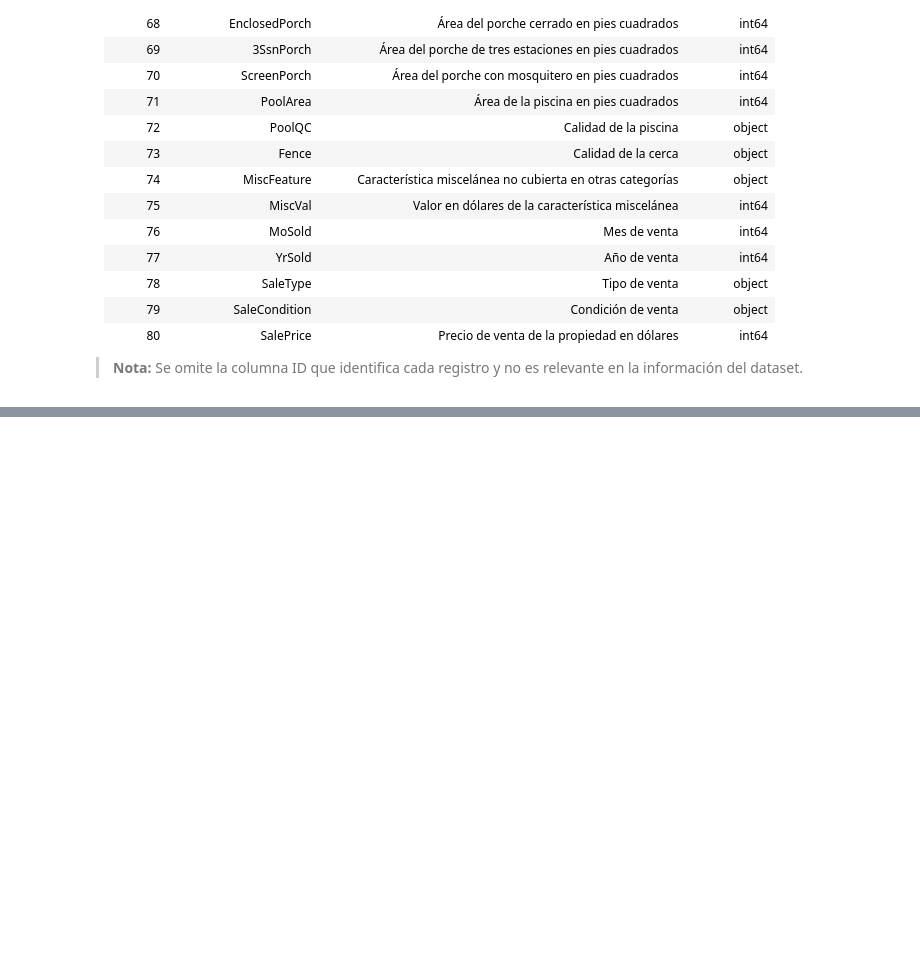
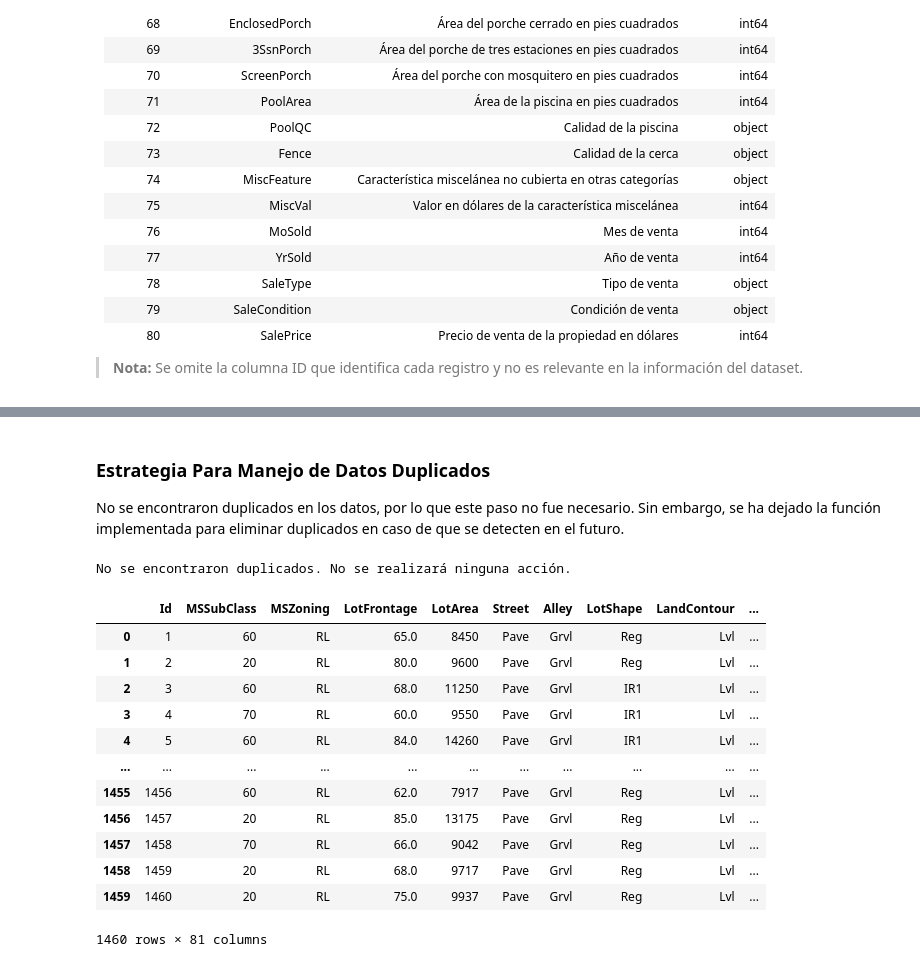
Before and after one commit to JosueSay/HousePrices, a Jupyter notebook: avances/avance1.ipynb, the cells around one changed output, grey strips where cells are left out. Cells and saved outputs as stored; diff of their text form; code cells hidden in the pictures; blank space fills up the shorter version.

Commit message:
feat: paso 1 finalizado

```diff
--- a/avances/avance1.ipynb
+++ b/avances/avance1.ipynb
@@ -147,0 +345,23 @@ Existen 1460 filas y 81 columnas en el dataset y los tipos de datos se describen
+# %%
+# Guarda el número, nombre, cantidad de valores nulos de la columna y el tipo de variable de un csv si tienen valores nulos
+# Retorna True/False si encontró nulos
+def saveNullInfo(data, fileSave):
+  total_null_rows = data.isnull().any(axis=1).sum()
+  total_null_values = data.isnull().sum().sum()
+
+  with open(fileSave, "w") as f:
+    for i, (col, null_count) in enumerate(data.isnull().sum().items(), start=1):
+      if null_count > 0:
+        # Obtener el tipo de la columna desde el diccionario column_types
+        column_type = column_types.get(col, "Desconocido")
+        f.write(f"{i}, {col}, {null_count}, {column_type}\n")
+
+    f.write(f"\nTotal registros con valores nulos: {total_null_rows}\n")  # Filas con nulos
+    f.write(f"Total valores nulos en el DataFrame: {total_null_values}\n")  # Total de valores nulos
+
+  print(f"Archivo '{fileSave}' generado correctamente.")
+  return total_null_values > 0
+
+# Ejemplo de uso:
+result_nulls = saveNullInfo(data=data, fileSave="null_columns_info.txt")
+print("Existen Valores Nulos" if result_nulls else "No Existen Valores Nulos")
@@ -147,0 +389,6 @@ Existen 1460 filas y 81 columnas en el dataset y los tipos de datos se describen
+# %%
+if result_nulls:
+  data['LotFrontage'] = data['LotFrontage'].fillna(data['LotFrontage'].mean())
+  data['MasVnrArea'] = data['MasVnrArea'].fillna(data['MasVnrArea'].median())
+  data['GarageYrBlt'] = data['GarageYrBlt'].fillna(data['GarageYrBlt'].mean())
+  result = saveNullInfo(data=data, fileSave="null_columns_info_without_numerics.txt")
@@ -147,0 +553,29 @@ Existen 1460 filas y 81 columnas en el dataset y los tipos de datos se describen
+# %% [markdown]
+### Estrategia Para Manejo de Datos Duplicados
+
+No se encontraron duplicados en los datos, por lo que este paso no fue necesario. Sin embargo, se ha dejado la función implementada para eliminar duplicados en caso de que se detecten en el futuro.
+# %%
+def eliminarDuplicados(data):
+  if data.duplicated().any():
+    print("Existen duplicados. Se procederá a eliminarlos.")
+    data = data.drop_duplicates(keep='first')
+  else:
+    print("No se encontraron duplicados. No se realizará ninguna acción.")
+  return data
+
+eliminarDuplicados(data=data)
+# %% [output]
+No se encontraron duplicados. No se realizará ninguna acción.
+|  | Id | MSSubClass | MSZoning | LotFrontage | LotArea | Street | Alley | LotShape | LandContour | ... |
+| 0 | 1 | 60 | RL | 65.0 | 8450 | Pave | Grvl | Reg | Lvl | ... |
+| 1 | 2 | 20 | RL | 80.0 | 9600 | Pave | Grvl | Reg | Lvl | ... |
+| 2 | 3 | 60 | RL | 68.0 | 11250 | Pave | Grvl | IR1 | Lvl | ... |
+| 3 | 4 | 70 | RL | 60.0 | 9550 | Pave | Grvl | IR1 | Lvl | ... |
+| 4 | 5 | 60 | RL | 84.0 | 14260 | Pave | Grvl | IR1 | Lvl | ... |
+| ... | ... | ... | ... | ... | ... | ... | ... | ... | ... | ... |
+| 1455 | 1456 | 60 | RL | 62.0 | 7917 | Pave | Grvl | Reg | Lvl | ... |
+| 1456 | 1457 | 20 | RL | 85.0 | 13175 | Pave | Grvl | Reg | Lvl | ... |
+| 1457 | 1458 | 70 | RL | 66.0 | 9042 | Pave | Grvl | Reg | Lvl | ... |
+| 1458 | 1459 | 20 | RL | 68.0 | 9717 | Pave | Grvl | Reg | Lvl | ... |
+| 1459 | 1460 | 20 | RL | 75.0 | 9937 | Pave | Grvl | Reg | Lvl | ... |
+1460 rows × 81 columns
```
Also changed, not shown: parts of 21 cells of this notebook, 3 other files.
